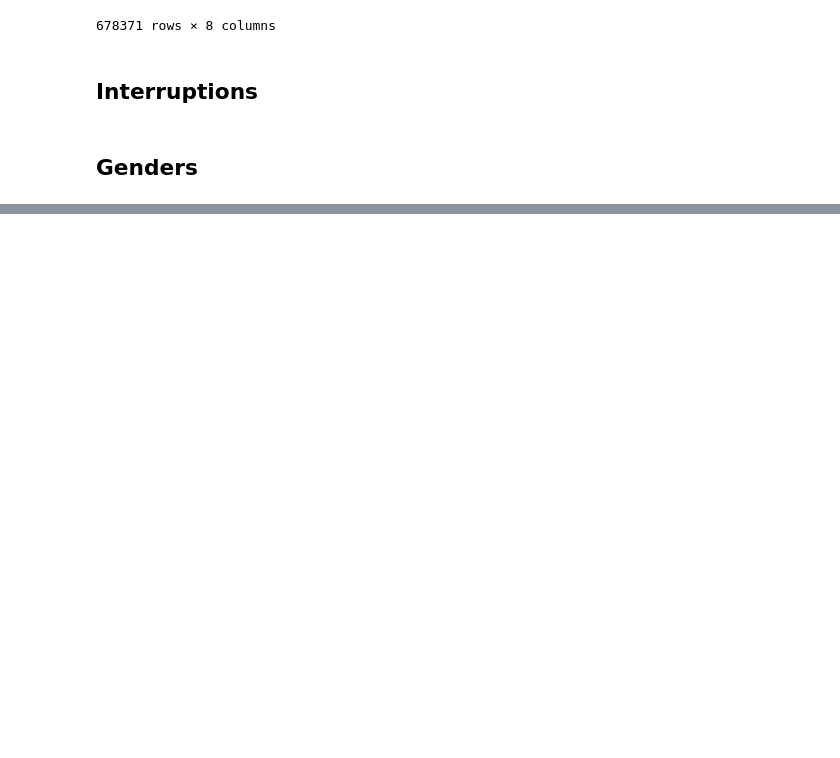
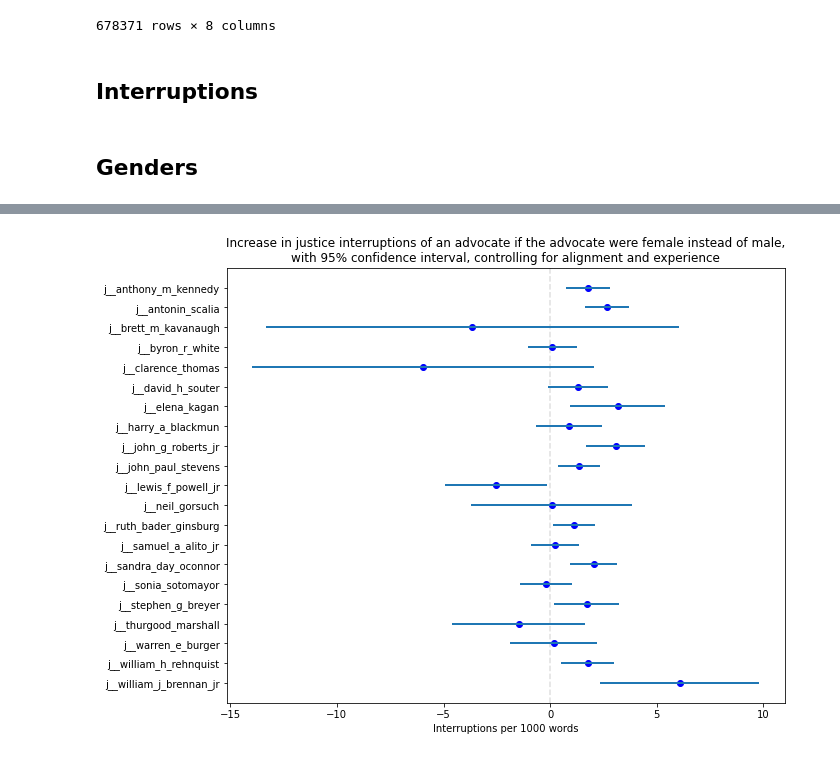
Before and after one commit to danielVebman/scorpus, a Jupyter notebook: test.ipynb, the cells around one changed output, grey strips where cells are left out. Drawn from its saved outputs; the diff is of its cells as text; code cells hidden in the pictures; blank space fills up the shorter version.

```diff
--- a/test.ipynb
+++ b/test.ipynb
@@ -292,0 +401,50 @@ plt.show()
+# %%
+justices = interruptions.justice_id.sort_values().unique()
+results = []
+for justice in justices:
+  y = interruptions.query('justice_id == @justice').interruption_rate
+  X = interruptions.query('justice_id == @justice')[['gender', 'do_align', 'experience']].copy()
+  X = sm.add_constant(X).replace({ False: 0, True: 1 })
+  reg = sm.OLS(y, X).fit()
+  conf_int = reg.conf_int(alpha=0.05, cols=None).stack()
+  conf_int.index = conf_int.index.map('conf_{0[0]}_{0[1]}'.format)
+
+  res = pd.concat([reg.params, conf_int])
+  res['justice'] = justice
+
+  results.append(res)
+
+interruption_effects = pd.DataFrame(results).set_index('justice')
+# %%
+import matplotlib.pyplot as plt
+from matplotlib.collections import LineCollection
+
+fig, ax = plt.subplots()
+y_pos = np.arange(len(interruption_effects))
+
+plt.axline((0, 0), (0, 1), color='gray', alpha=0.25, linestyle='dashed')
+
+lines = []
+for i, j in enumerate(interruption_effects.index):
+  y = y_pos[i]
+  x0 = interruption_effects.loc[j, 'conf_gender_0']
+  x = interruption_effects.loc[j, 'gender']
+  x1 = interruption_effects.loc[j, 'conf_gender_1']
+  plt.plot(x, y, 'bo')
+  lines.append([(x0, y), (x1, y)])
+
+fig.set_size_inches(10, 8)
+ax.add_collection(LineCollection(lines, linewidths=2))
+ax.autoscale()
+
+ax.set_yticks(y_pos, labels=justice_interruption_rates.index)
+ax.invert_yaxis()
+ax.set_xlabel('Interruptions per 1000 words')
+ax.set_title(
+  'Increase in justice interruptions of an advocate '
+  'if the advocate were female instead of male,\n'
+  'with 95% confidence interval, controlling for alignment and experience')
+
+plt.show()
+# %% [output]
+[figure, added]
```
Also changed, not shown: parts of 29 cells of this notebook.
